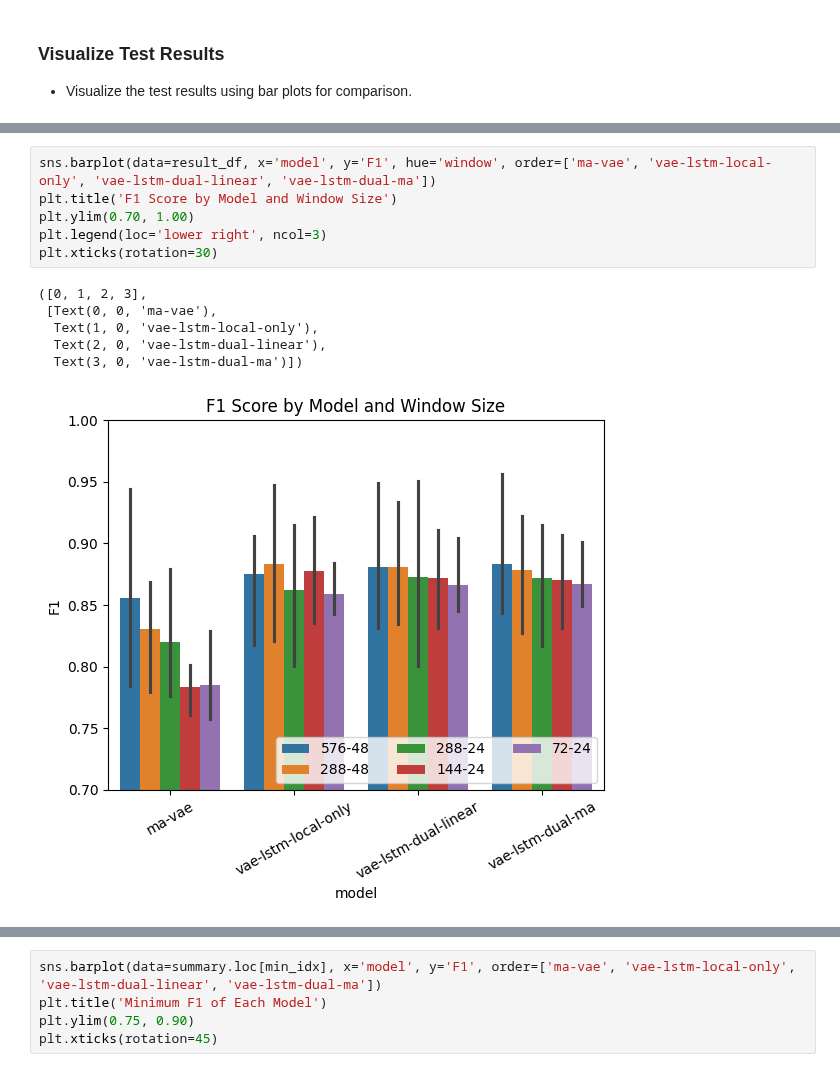
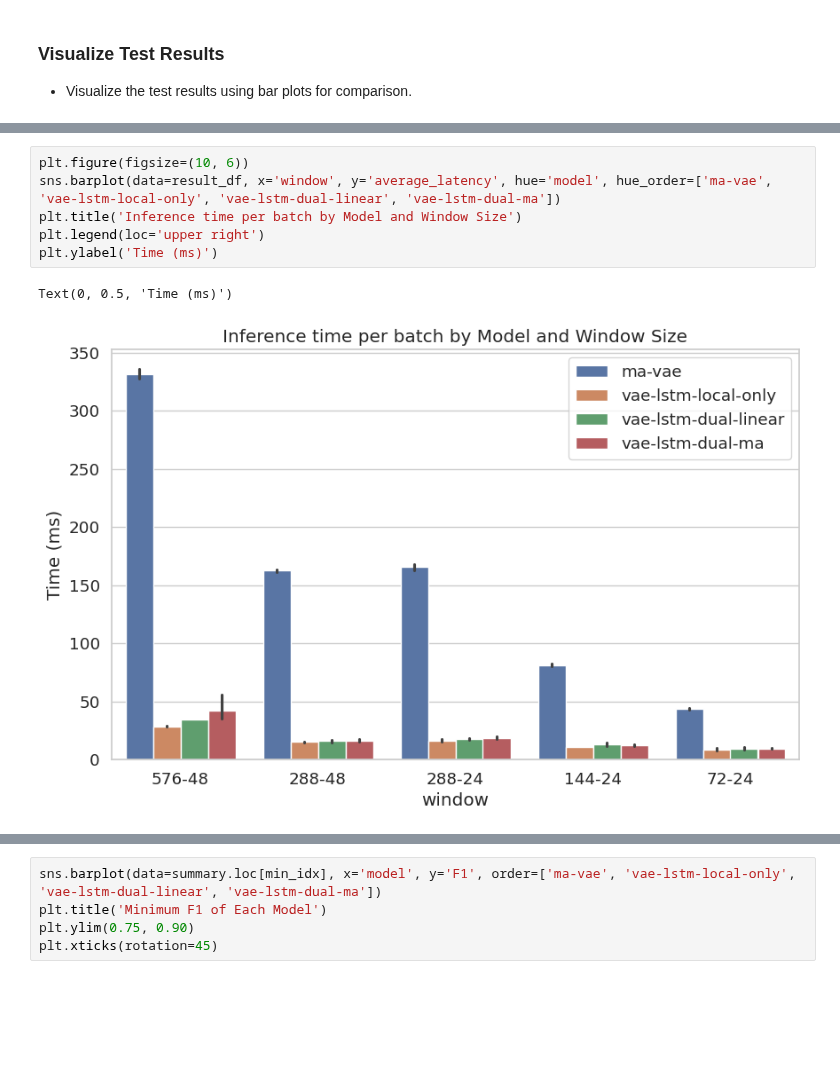
Before and after one commit to peunsu/wesad_stress_detection, a Jupyter notebook: dual-branch-vae-lstm/anomaly_detection.ipynb, the cells around one changed output, grey strips where cells are left out. Cells and saved outputs as stored; diff of their text form; blank space fills up the shorter version.

Commit message:
Update anomaly detection visualizations

```diff
--- a/dual-branch-vae-lstm/anomaly_detection.ipynb
+++ b/dual-branch-vae-lstm/anomaly_detection.ipynb
@@ -813,13 +833,9 @@ plt.legend(loc='lower left')
 # %%
-sns.barplot(data=result_df, x='model', y='F1', hue='window', order=['ma-vae', 'vae-lstm-local-only', 'vae-lstm-dual-linear', 'vae-lstm-dual-ma'])
-plt.title('F1 Score by Model and Window Size')
-plt.ylim(0.70, 1.00)
-plt.legend(loc='lower right', ncol=3)
-plt.xticks(rotation=30)
+plt.figure(figsize=(10, 6))
+sns.barplot(data=result_df, x='window', y='average_latency', hue='model', hue_order=['ma-vae', 'vae-lstm-local-only', 'vae-lstm-dual-linear', 'vae-lstm-dual-ma'])
+plt.title('Inference time per batch by Model and Window Size')
+plt.legend(loc='upper right')
+plt.ylabel('Time (ms)')
 # %% [output]
-([0, 1, 2, 3],
- [Text(0, 0, 'ma-vae'),
-  Text(1, 0, 'vae-lstm-local-only'),
-  Text(2, 0, 'vae-lstm-dual-linear'),
-  Text(3, 0, 'vae-lstm-dual-ma')])
+Text(0, 0.5, 'Time (ms)')
-[figure, old version]
+[figure, new version]
```
Also changed, not shown: parts of 7 cells of this notebook, 1 other file.
